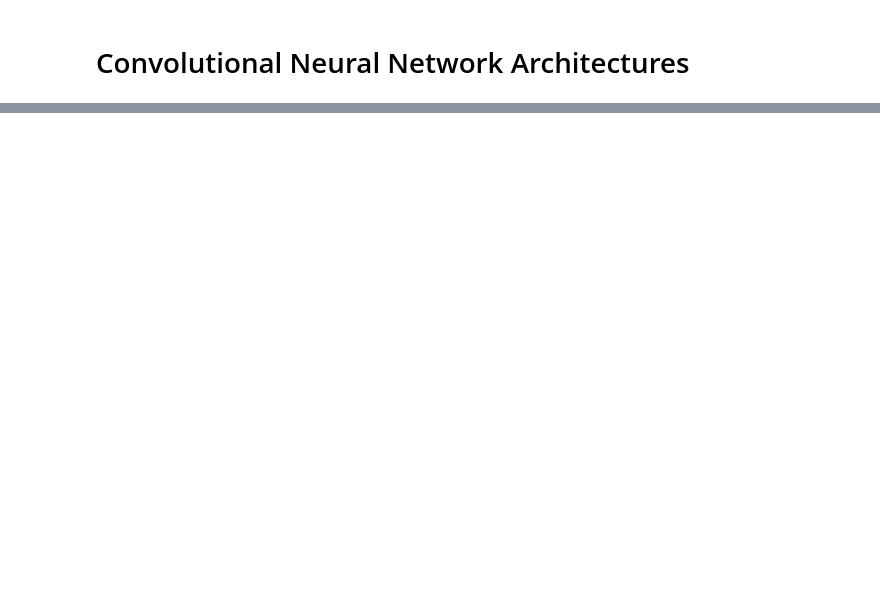
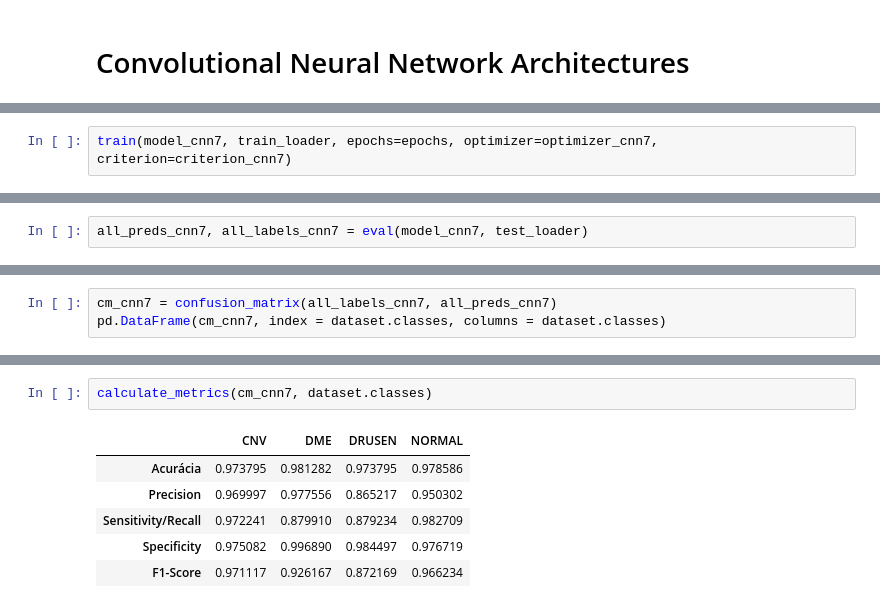
Before and after one commit to myller-silva/PDI-Project, a Jupyter notebook: pdi-project.ipynb, the cells around one changed output, grey strips where cells are left out. Drawn from its saved outputs; the diff is of its cells as text; blank space fills up the shorter version.

```diff
--- a/pdi-project.ipynb
+++ b/pdi-project.ipynb
@@ -561,0 +513,2 @@ CNN9
+# %%
+train(model_cnn7, train_loader, epochs=epochs, optimizer=optimizer_cnn7, criterion=criterion_cnn7)
@@ -561,0 +621,2 @@ CNN9
+# %%
+all_preds_cnn7, all_labels_cnn7 = eval(model_cnn7, test_loader)
@@ -561,0 +638,3 @@ CNN9
+# %%
+cm_cnn7 = confusion_matrix(all_labels_cnn7, all_preds_cnn7)
+pd.DataFrame(cm_cnn7, index = dataset.classes, columns = dataset.classes)
@@ -561,0 +676,9 @@ CNN9
+# %%
+calculate_metrics(cm_cnn7, dataset.classes)
+# %% [output]
+|  | CNV | DME | DRUSEN | NORMAL |
+| Acurácia | 0.973795 | 0.981282 | 0.973795 | 0.978586 |
+| Precision | 0.969997 | 0.977556 | 0.865217 | 0.950302 |
+| Sensitivity/Recall | 0.972241 | 0.879910 | 0.879234 | 0.982709 |
+| Specificity | 0.975082 | 0.996890 | 0.984497 | 0.976719 |
+| F1-Score | 0.971117 | 0.926167 | 0.872169 | 0.966234 |
```
Also changed, not shown: parts of 115 cells of this notebook.
